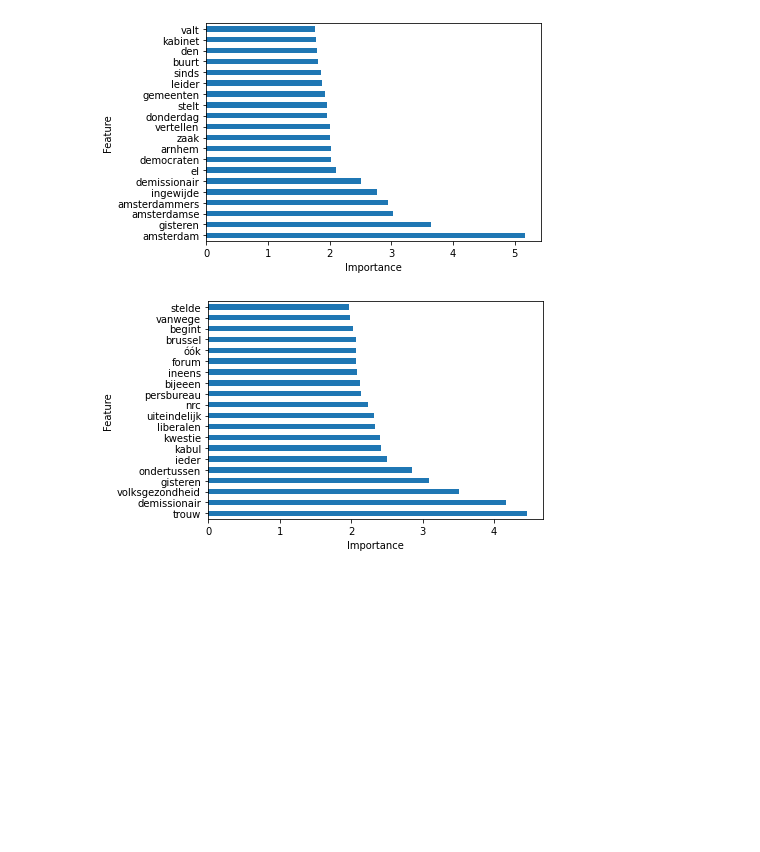
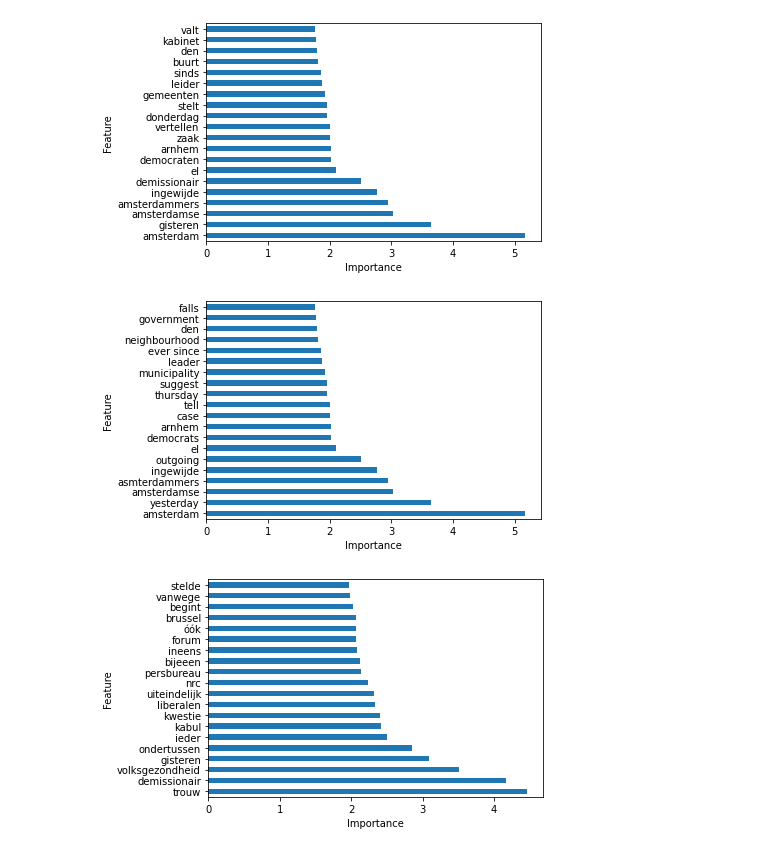
Before and after one commit to Chris-Congleton/MSc-Thesis, a Jupyter notebook: Analysis/2021_SourceClassification.ipynb, the cells around one changed output. Saved outputs shown, nothing was run; the diff lists cells and outputs as text; code cells hidden in the pictures; blank space fills up the shorter version.

```diff
--- a/Analysis/2021_SourceClassification.ipynb
+++ b/Analysis/2021_SourceClassification.ipynb
@@ -367,6 +404,16 @@ plt.ylabel('Feature')
 plt.show()
 # %% [output]
 [figure]
+# %%
+translated_names = ['amsterdam', 'yesterday', 'amsterdamse', 'asmterdammers', 'ingewijde', 'outgoing', 'el', 'democrats', 'arnhem', 'case', 'tell', 'thursday', 'suggest', 'municipality', 'leader', 'ever since', 'neighbourhood', 'den', 'government', 'falls']
+# %%
+ax = pd.Series(abs(clf.coef_[2]), index=feature_names).nlargest(20).plot(kind='barh')
+ax.set_yticklabels(translated_names)
+plt.xlabel("Importance")
+plt.ylabel('Feature')
+plt.show()
+# %% [output]
+[figure, added]
 # %%
 ax = pd.Series(abs(clf.coef_[3]), index=feature_names).nlargest(20).plot(kind='barh')
 plt.xlabel("Importance")
```
Also changed, not shown: parts of 8 cells of this notebook.
